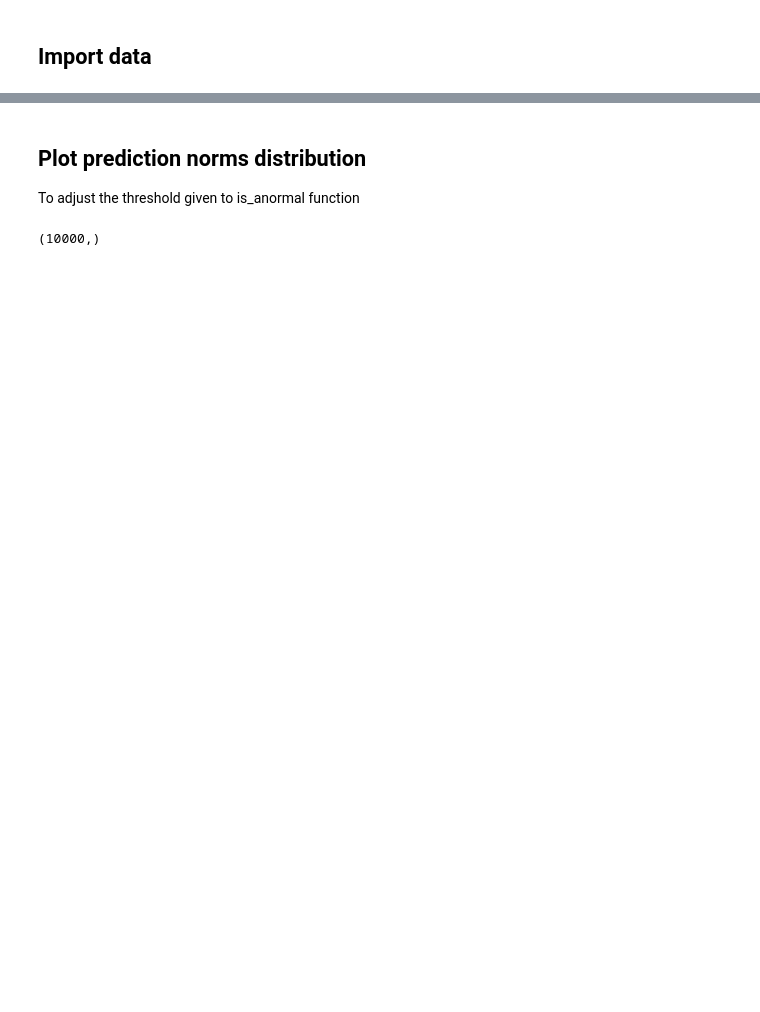
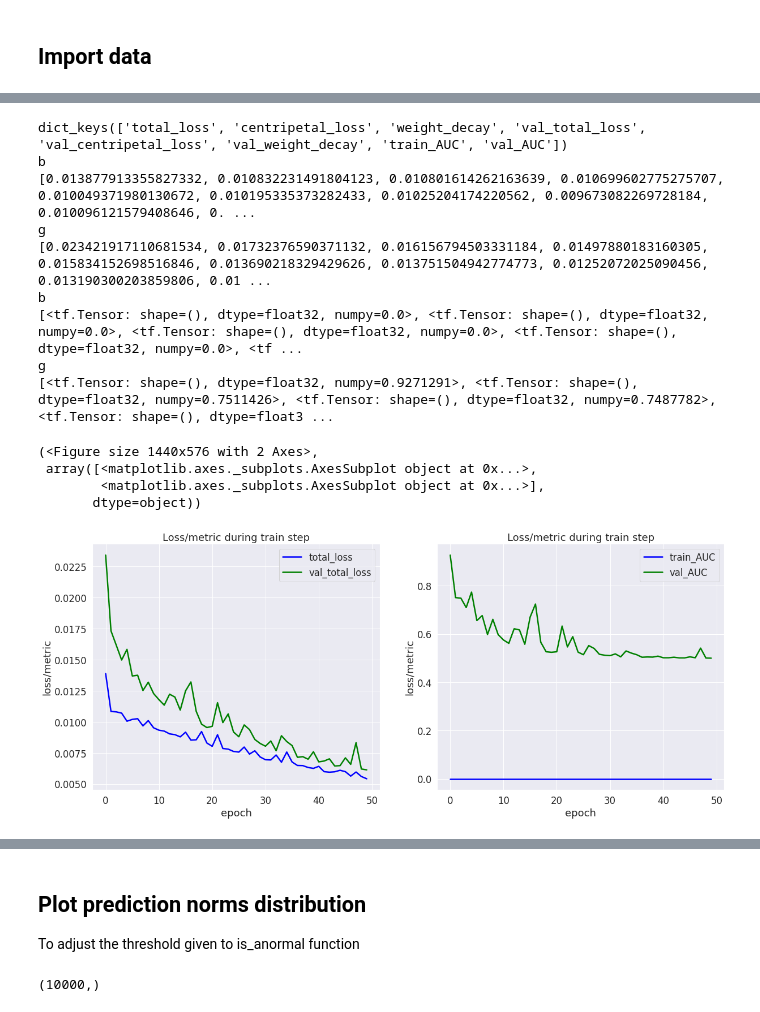
Before and after one commit to hugovaysset/MNIST_UAD, a Jupyter notebook: MNIST_one_vs_all/deep_svdd.ipynb, the cells around one changed output, grey strips where cells are left out. Drawn from its saved outputs; the diff is of its cells as text; code cells hidden in the pictures; blank space fills up the shorter version.

```diff
--- a/MNIST_one_vs_all/deep_svdd.ipynb
+++ b/MNIST_one_vs_all/deep_svdd.ipynb
@@ -320,3 +378,25 @@ Epoch 50/50
+# %%
+from uad.diagnostic.metrics import plot_history
+
+labels = np.array([["total_loss", "val_total_loss"], ["train_AUC", "val_AUC"]])
+
+print(history.history.keys())
+plot_history(history, metric_names=labels)
+# %% [output]
+dict_keys(['total_loss', 'centripetal_loss', 'weight_decay', 'val_total_loss', 'val_centripetal_loss', 'val_weight_decay', 'train_AUC', 'val_AUC'])
+b
+[0.013877913355827332, 0.010832231491804123, 0.010801614262163639, 0.010699602775275707, 0.010049371980130672, 0.010195335373282433, 0.01025204174220562, 0.009673082269728184, 0.010096121579408646, 0. ...
+g
+[0.023421917110681534, 0.01732376590371132, 0.016156794503331184, 0.01497880183160305, 0.015834152698516846, 0.013690218329429626, 0.013751504942774773, 0.01252072025090456, 0.013190300203859806, 0.01 ...
+b
+[<tf.Tensor: shape=(), dtype=float32, numpy=0.0>, <tf.Tensor: shape=(), dtype=float32, numpy=0.0>, <tf.Tensor: shape=(), dtype=float32, numpy=0.0>, <tf.Tensor: shape=(), dtype=float32, numpy=0.0>, <tf ...
+g
+[<tf.Tensor: shape=(), dtype=float32, numpy=0.9271291>, <tf.Tensor: shape=(), dtype=float32, numpy=0.7511426>, <tf.Tensor: shape=(), dtype=float32, numpy=0.7487782>, <tf.Tensor: shape=(), dtype=float3 ...
+(<Figure size 1440x576 with 2 Axes>,
+ array([<matplotlib.axes._subplots.AxesSubplot object at 0x...>,
+        <matplotlib.axes._subplots.AxesSubplot object at 0x...>],
+       dtype=object))
+[figure, added]
 # %%
 predictions = svdd.predict(x_test)
 center = np.reshape(svdd.CENTER.numpy(), (1, 16))
```
Also changed, not shown: parts of 10 cells of this notebook.
